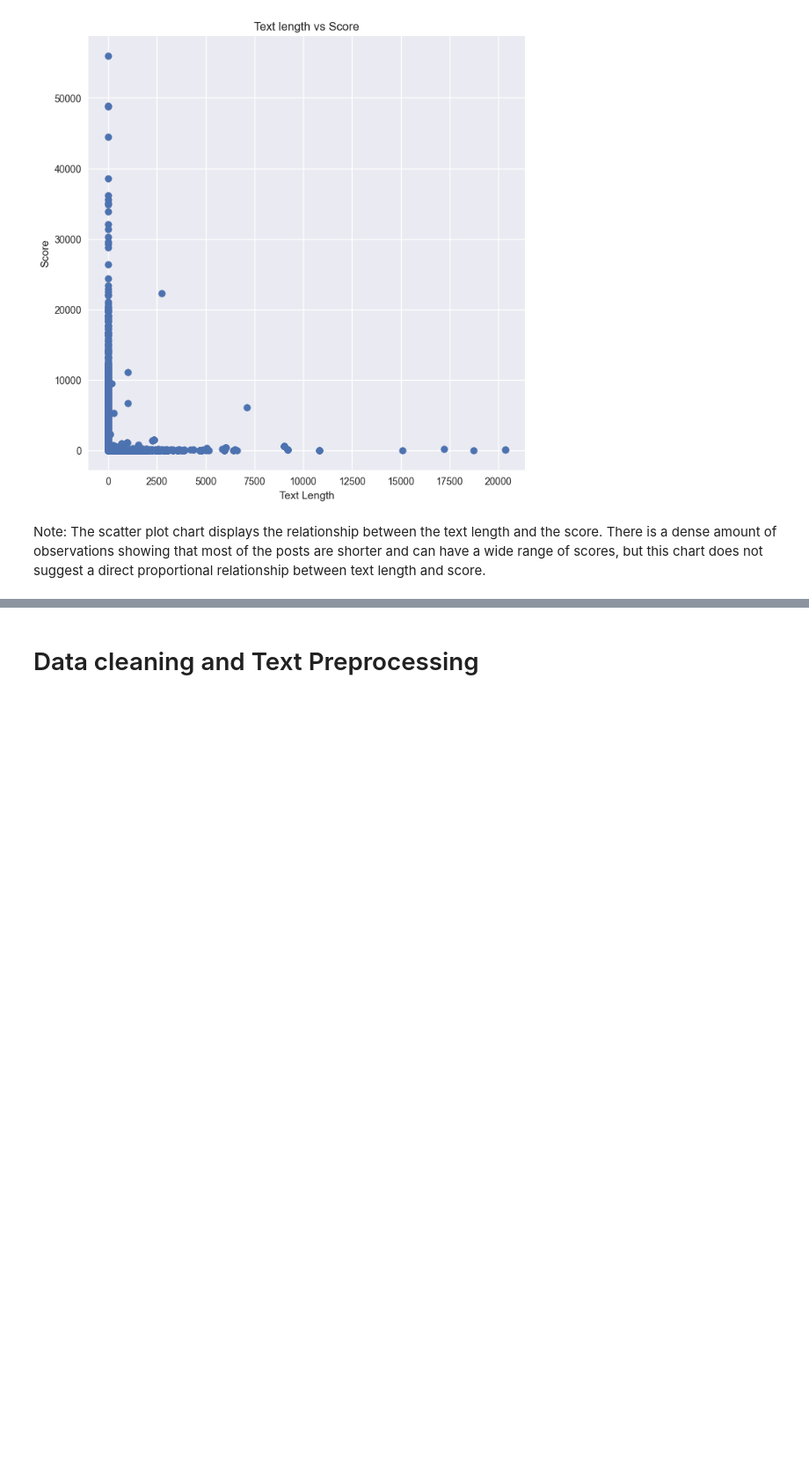
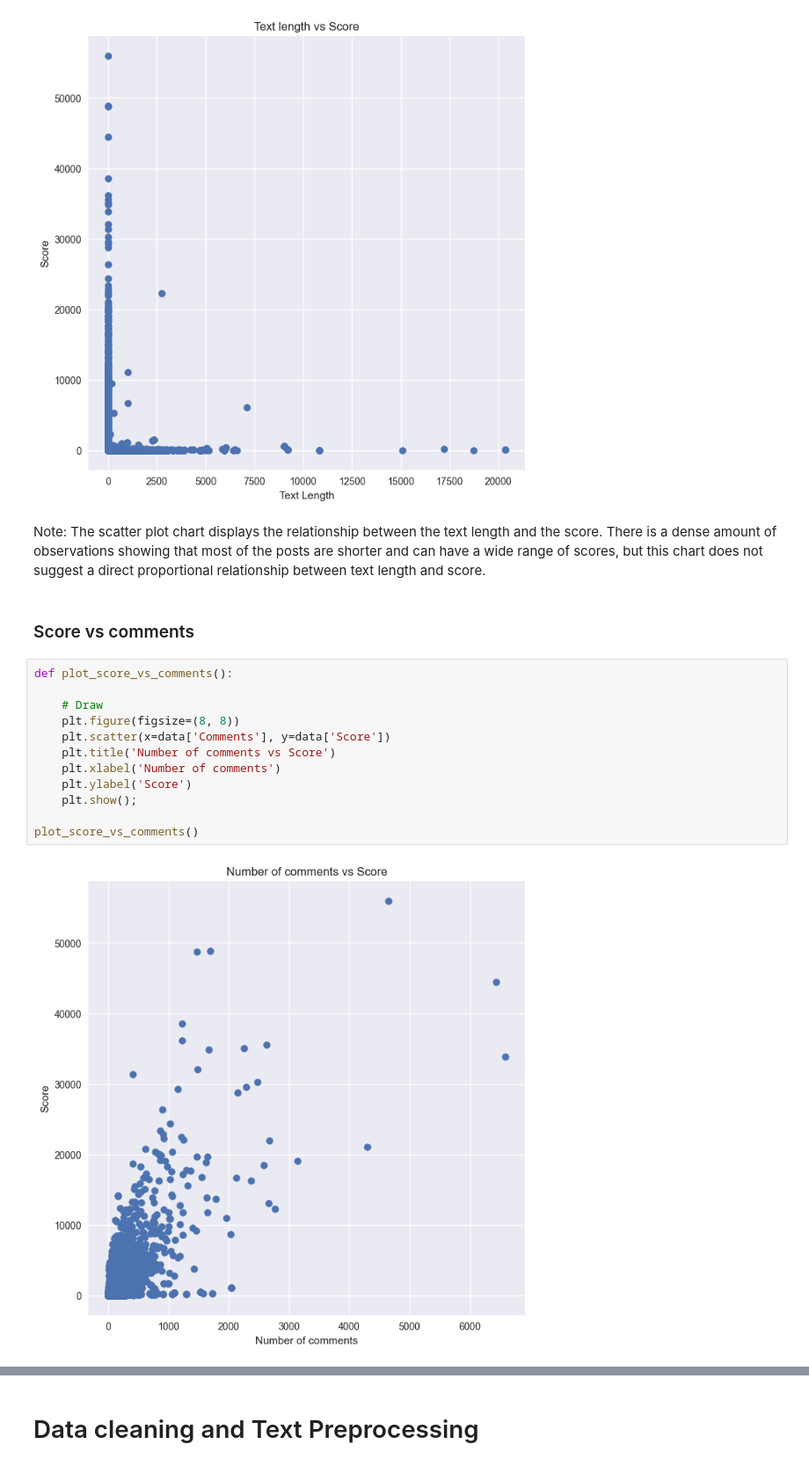
Before and after one commit to mlgomez0/advanced_python_project, a Jupyter notebook: notebooks/climate_change.ipynb, the cells around one changed output, grey strips where cells are left out. Shown: that part at 88% size. Cells and saved outputs as stored; diff of their text form; blank space fills up the shorter version.

Commit message:
Chart 4

```diff
--- a/notebooks/climate_change.ipynb
+++ b/notebooks/climate_change.ipynb
@@ -469,3 +469,19 @@ No artists with labels found to put in legend.  Note that artists whose label st
 [figure]
 # %% [markdown]
 Note: The scatter plot chart displays the relationship between the text length and the score. There is a dense amount of observations showing that most of the posts are shorter and can have a wide range of scores, but this chart does not suggest a direct proportional relationship between text length and score.
+# %% [markdown]
+### Score vs comments
+# %%
+def plot_score_vs_comments():
+
+    # Draw
+    plt.figure(figsize=(8, 8))
+    plt.scatter(x=data['Comments'], y=data['Score'])
+    plt.title('Number of comments vs Score')
+    plt.xlabel('Number of comments')
+    plt.ylabel('Score')
+    plt.show();
+
+plot_score_vs_comments()
+# %% [output]
+[figure, added]
```
Also changed, not shown: parts of 1 cell of this notebook.
